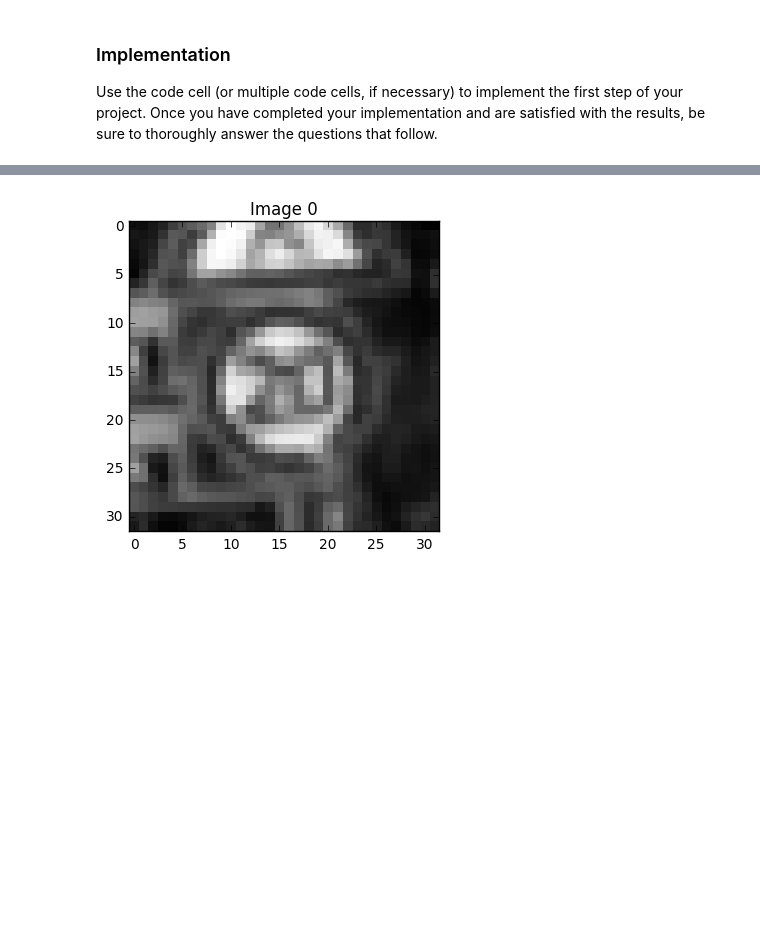
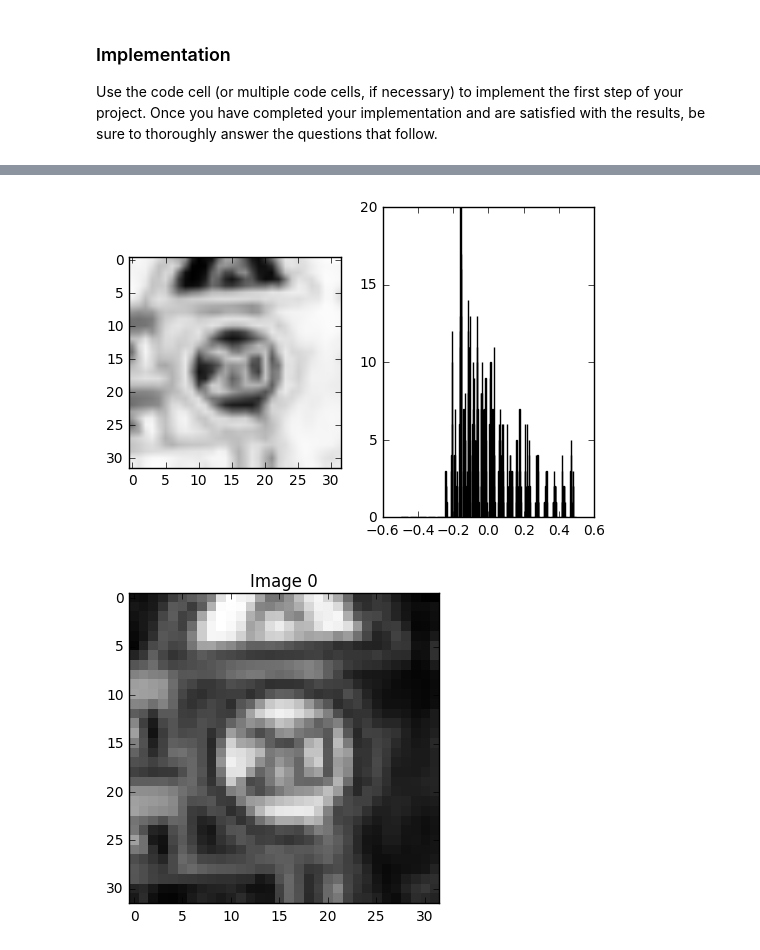
Before and after one commit to kunfengchen/carnd-p2, a Jupyter notebook: Traffic_Signs_Recognition.ipynb, the cells around one changed output, grey strips where cells are left out. Saved outputs shown, nothing was run; the diff lists cells and outputs as text; code cells hidden in the pictures; blank space fills up the shorter version.

```diff
--- a/Traffic_Signs_Recognition.ipynb
+++ b/Traffic_Signs_Recognition.ipynb
@@ -188,0 +203,19 @@ def norm_grey_images(images):
+# %%
+###
+### REF: https://github.com/tensorflow/tensorflow/blob/master/tensorflow/tools/docker/notebooks/3_mnist_from_scratch.ipynb
+###
+"""grayscale-encoded with values from [0, 255]; normalize these to [-0.5, 0.5]."""
+def scale_grey_image(image):
+    # Error for imshow: scaled = image.astype(np.float32)
+    scaled = image
+    scaled = (scaled - (255 / 2.0)) / 255
+    return scaled
+
+def scale_grey_images(images):
+    inum = len(images)
+    ishape = images[0].shape
+    scaled_images = np.zeros((inum, ishape[0], ishape[1]))
+
+    for n in range(inum):
+        scaled_images[n] = scale_grey_image(images[n])
+    return scaled_images
@@ -189,2 +230,11 @@ def norm_grey_images(images):
+# %%
+## Show scaled grey image and histogram
+#scaled_grey_image = scale_grey_image(X_train_grey[0])
+#show_grey_image_hist(scaled_grey_image, xrange=[-0.5, 0.5])
+
+X_train_grey_scale = scale_grey_images(X_train_grey)
+show_grey_image_hist(X_train_grey_scale[0], xrange=[-0.5, 0.5])
+# %% [output]
+[figure, added]
 # %%
 ## Test
```
Also changed, not shown: parts of 9 cells of this notebook.
